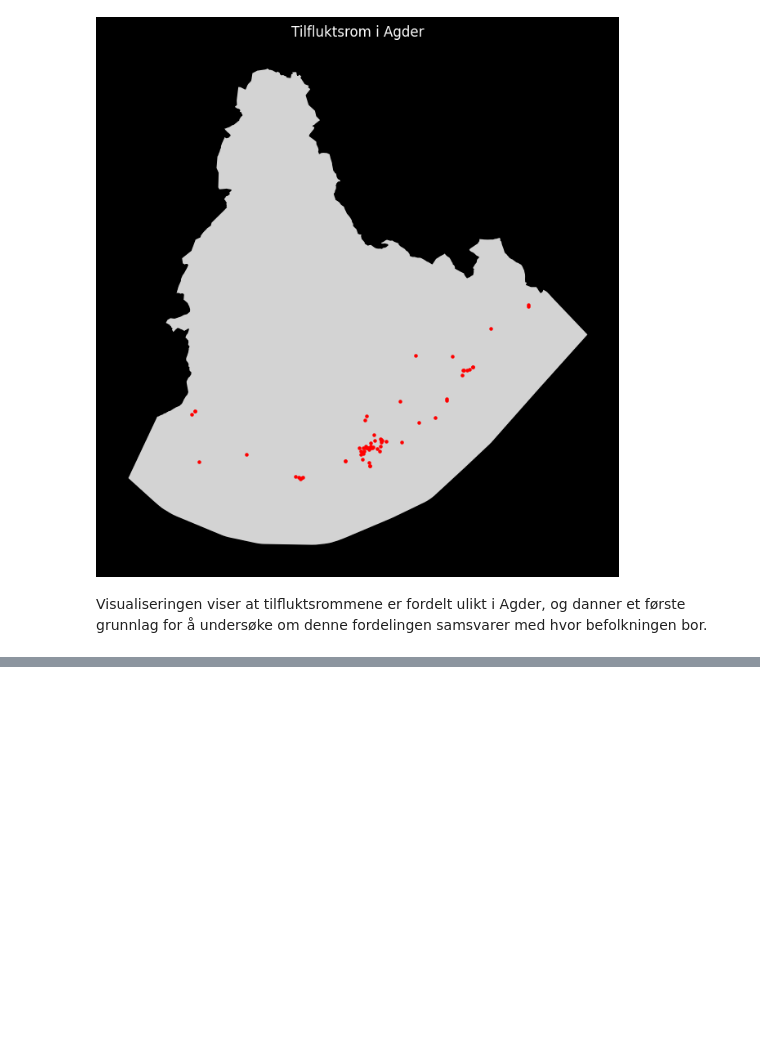
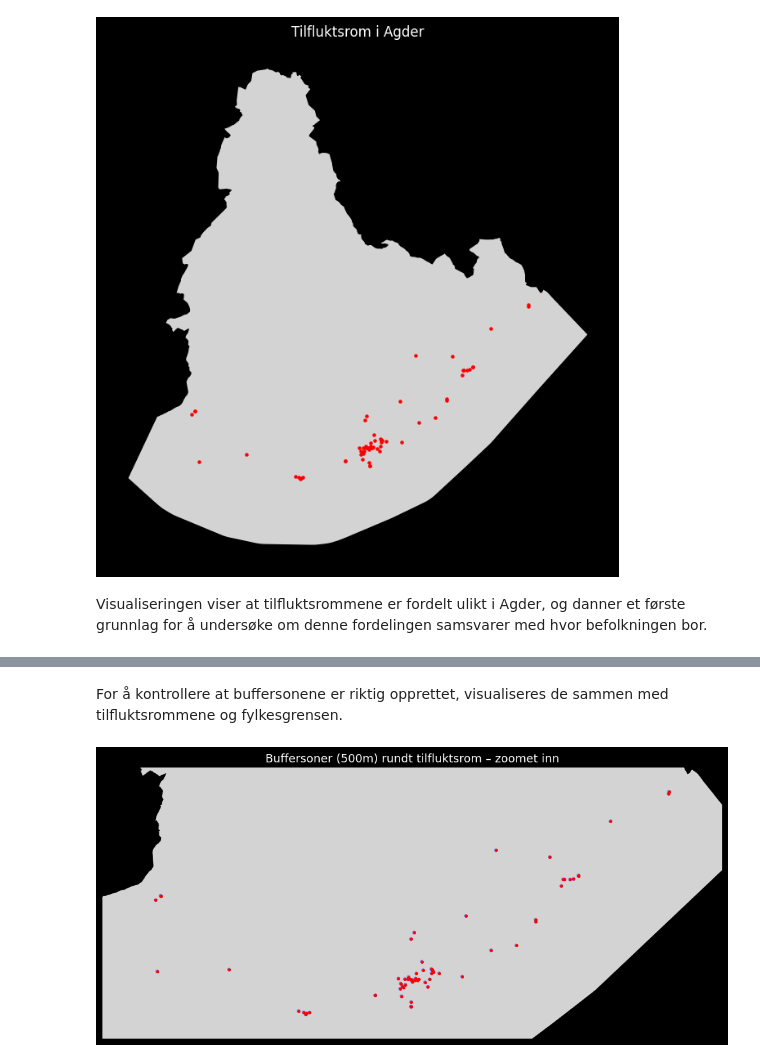
Before and after one commit to sivert-svanes/IS-218-Prosjekt, a Jupyter notebook: notebooks/analysis.ipynb, the cells around one changed output, grey strips where cells are left out. Drawn from its saved outputs; the diff is of its cells as text; code cells hidden in the pictures; blank space fills up the shorter version.

Commit message:
feat: completed part 3 and 4 – data preparation and spatial analysis of shelter coverage in Agder

```diff
--- a/notebooks/analysis.ipynb
+++ b/notebooks/analysis.ipynb
@@ -356,0 +388,3 @@ Visualiseringen viser at tilfluktsrommene er fordelt ulikt i Agder, og danner et
+# %%
+gdf_agder = gdf_agder.to_crs("EPSG:25833")
+gdf_shelters = gdf_shelters.to_crs("EPSG:25833")
@@ -356,0 +452,41 @@ Visualiseringen viser at tilfluktsrommene er fordelt ulikt i Agder, og danner et
+# %%
+buffer_distance = 500  # meter
+
+gdf_shelters["buffer"] = gdf_shelters.geometry.buffer(buffer_distance)
+# %% [markdown]
+For å kontrollere at buffersonene er riktig opprettet, visualiseres de sammen med tilfluktsrommene og fylkesgrensen.
+# %%
+fig, ax = plt.subplots(figsize=(10, 10))
+
+# Hent bounding box fra bufferne – zoom dit det skjer noe
+minx, miny, maxx, maxy = gdf_shelters.set_geometry("buffer").total_bounds
+
+# Legg til litt luft rundt (10% av bredde/høyde)
+padding_x = (maxx - minx) * 0.1
+padding_y = (maxy - miny) * 0.1
+
+# Tegn bakgrunnskart
+gdf_agder.plot(ax=ax, color="lightgrey", edgecolor="black", linewidth=0.5)
+
+# Tegn buffersoner
+gdf_shelters.set_geometry("buffer").plot(
+    ax=ax,
+    color="blue",
+    alpha=0.3,
+    edgecolor="blue",
+    linewidth=0.4
+)
+
+# Tegn tilfluktsrom som punkter
+gdf_shelters.plot(ax=ax, color="red", markersize=6, zorder=5)
+
+# Zoom inn på bufferne
+ax.set_xlim(minx - padding_x, maxx + padding_x)
+ax.set_ylim(miny - padding_y, maxy + padding_y)
+
+ax.set_title("Buffersoner (500m) rundt tilfluktsrom – zoomet inn", fontsize=13)
+ax.set_axis_off()
+plt.tight_layout()
+plt.show()
+# %% [output]
+[figure, added]
```
Also changed, not shown: parts of 43 cells of this notebook.
